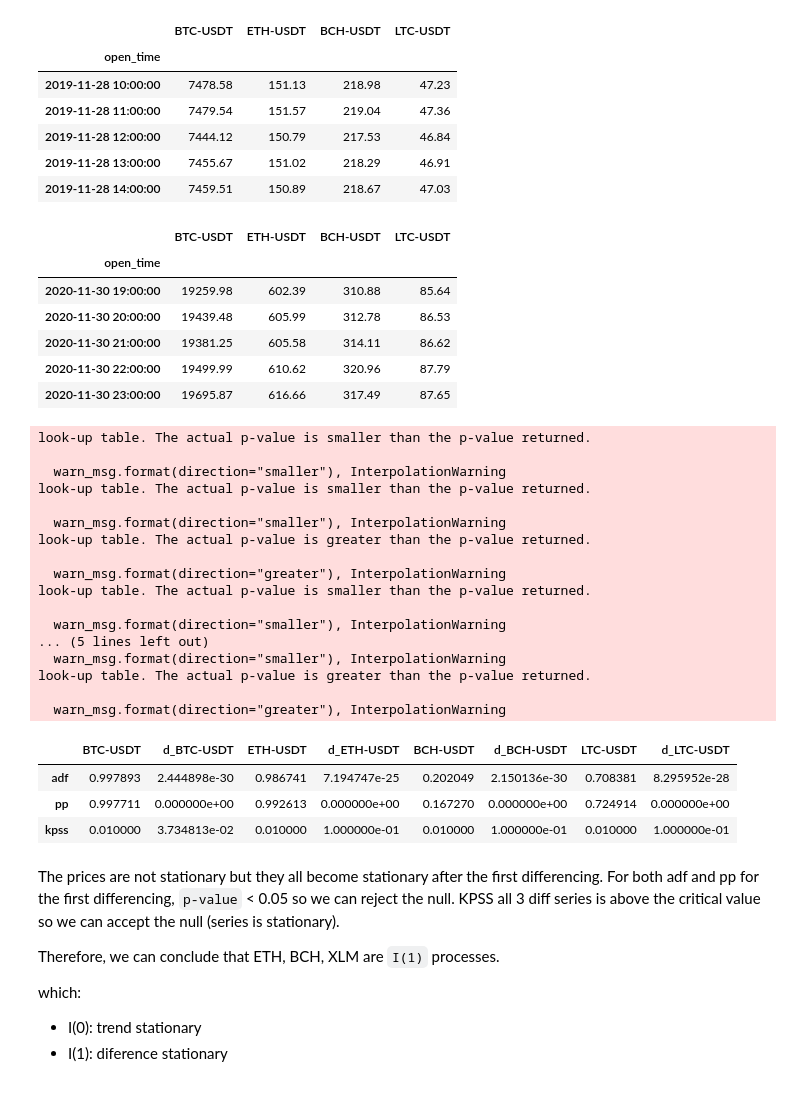
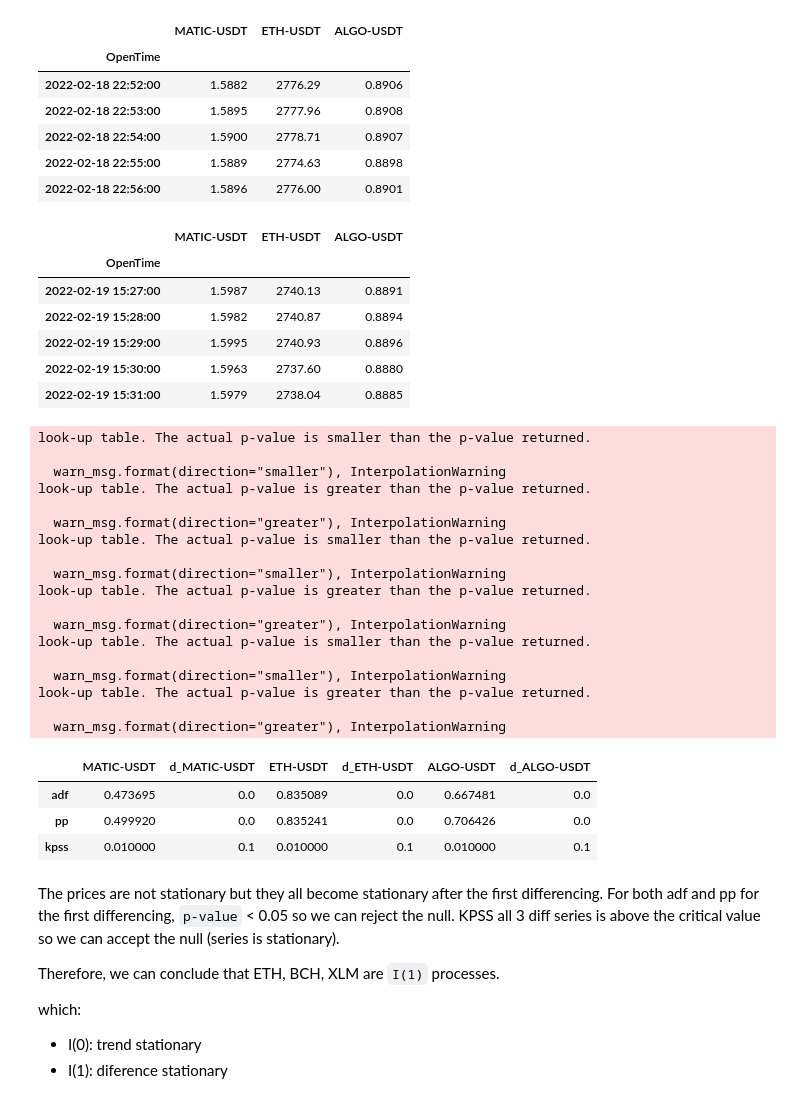
Before and after one commit to beannguyen/crypto-pair-trading, a Jupyter notebook: src/research/Engle-Granger Two-Step Method.ipynb, the cells around one changed output. Drawn from its saved outputs; the diff is of its cells as text; code cells hidden in the pictures.

```diff
--- a/src/research/Engle-Granger Two-Step Method.ipynb
+++ b/src/research/Engle-Granger Two-Step Method.ipynb
@@ -17,49 +17,49 @@ DATA_PATH = '../data/1h'
 # %%
 import traceback
 
-selected_pairs = ['BTC-USDT', 'ETH-USDT', 'BCH-USDT', 'LTC-USDT']
+selected_pairs = ['MATIC-USDT', 'ETH-USDT', 'ALGO-USDT']
 
 data = []
-start_date = '2017-01-01'
+start_date = '2020-01-01'
 test_end = '2020-12-01'
-end_date = '2021-01-01'
+end_date = '2021-03-01'
 
 for symbol in selected_pairs:
     try:
         df = pd.read_csv(f'{DATA_PATH}/{symbol}.csv',
-                        parse_dates=['open_time'],
-                        index_col=['open_time'])
+                        parse_dates=['OpenTime'],
+                        index_col=['OpenTime'])
 
-        df.rename(columns={'close': symbol}, inplace=True)
+        df.rename(columns={'Close': symbol}, inplace=True)
         df = df[~df.index.duplicated(keep='first')]
         # the data is too long, just limit to recent period
-        data.append(df[(df.index < test_end) & (df.index > start_date)][symbol])
+        data.append(df[symbol])
     except:
         traceback.print_exc()
 
 df = pd.concat(data, axis=1)
 df = df.dropna(axis=1, how='all')
 df.dropna(inplace=True, how='any')
 
 df.head()
 # %% [output]
-|  | BTC-USDT | ETH-USDT | BCH-USDT | LTC-USDT |
-| open_time |  |  |  |  |
-| 2019-11-28 10:00:00 | 7478.58 | 151.13 | 218.98 | 47.23 |
-| 2019-11-28 11:00:00 | 7479.54 | 151.57 | 219.04 | 47.36 |
-| 2019-11-28 12:00:00 | 7444.12 | 150.79 | 217.53 | 46.84 |
-| 2019-11-28 13:00:00 | 7455.67 | 151.02 | 218.29 | 46.91 |
-| 2019-11-28 14:00:00 | 7459.51 | 150.89 | 218.67 | 47.03 |
+|  | MATIC-USDT | ETH-USDT | ALGO-USDT |
+| OpenTime |  |  |  |
+| 2022-02-18 22:52:00 | 1.5882 | 2776.29 | 0.8906 |
+| 2022-02-18 22:53:00 | 1.5895 | 2777.96 | 0.8908 |
+| 2022-02-18 22:54:00 | 1.5900 | 2778.71 | 0.8907 |
+| 2022-02-18 22:55:00 | 1.5889 | 2774.63 | 0.8898 |
+| 2022-02-18 22:56:00 | 1.5896 | 2776.00 | 0.8901 |
 # %%
 df.tail()
 # %% [output]
-|  | BTC-USDT | ETH-USDT | BCH-USDT | LTC-USDT |
-| open_time |  |  |  |  |
-| 2020-11-30 19:00:00 | 19259.98 | 602.39 | 310.88 | 85.64 |
-| 2020-11-30 20:00:00 | 19439.48 | 605.99 | 312.78 | 86.53 |
-| 2020-11-30 21:00:00 | 19381.25 | 605.58 | 314.11 | 86.62 |
-| 2020-11-30 22:00:00 | 19499.99 | 610.62 | 320.96 | 87.79 |
-| 2020-11-30 23:00:00 | 19695.87 | 616.66 | 317.49 | 87.65 |
+|  | MATIC-USDT | ETH-USDT | ALGO-USDT |
+| OpenTime |  |  |  |
+| 2022-02-19 15:27:00 | 1.5987 | 2740.13 | 0.8891 |
+| 2022-02-19 15:28:00 | 1.5982 | 2740.87 | 0.8894 |
+| 2022-02-19 15:29:00 | 1.5995 | 2740.93 | 0.8896 |
+| 2022-02-19 15:30:00 | 1.5963 | 2737.60 | 0.8880 |
+| 2022-02-19 15:31:00 | 1.5979 | 2738.04 | 0.8885 |
 # %%
 def adf_test(timeseries, verbose=False):
     dftest = adfuller(timeseries, autolag='AIC')
@@ -135,9 +135,6 @@ for col in df.columns:
 test_df = pd.DataFrame.from_dict(data, orient='index', columns=columns)
 test_df.head()
 # %% [output]
-look-up table. The actual p-value is smaller than the p-value returned.
-
-  warn_msg.format(direction="smaller"), InterpolationWarning
 look-up table. The actual p-value is smaller than the p-value returned.
 
   warn_msg.format(direction="smaller"), InterpolationWarning
@@ -147,15 +144,19 @@ look-up table. The actual p-value is greater than the p-value returned.
 look-up table. The actual p-value is smaller than the p-value returned.
 
   warn_msg.format(direction="smaller"), InterpolationWarning
-... (5 lines left out)
+look-up table. The actual p-value is greater than the p-value returned.
+
+  warn_msg.format(direction="greater"), InterpolationWarning
+look-up table. The actual p-value is smaller than the p-value returned.
+
   warn_msg.format(direction="smaller"), InterpolationWarning
 look-up table. The actual p-value is greater than the p-value returned.
 
   warn_msg.format(direction="greater"), InterpolationWarning
-|  | BTC-USDT | d_BTC-USDT | ETH-USDT | d_ETH-USDT | BCH-USDT | d_BCH-USDT | LTC-USDT | d_LTC-USDT |
-| adf | 0.997893 | 2.444898e-30 | 0.986741 | 7.194747e-25 | 0.202049 | 2.150136e-30 | 0.708381 | 8.295952e-28 |
-| pp | 0.997711 | 0.000000e+00 | 0.992613 | 0.000000e+00 | 0.167270 | 0.000000e+00 | 0.724914 | 0.000000e+00 |
-| kpss | 0.010000 | 3.734813e-02 | 0.010000 | 1.000000e-01 | 0.010000 | 1.000000e-01 | 0.010000 | 1.000000e-01 |
+|  | MATIC-USDT | d_MATIC-USDT | ETH-USDT | d_ETH-USDT | ALGO-USDT | d_ALGO-USDT |
+| adf | 0.473695 | 0.0 | 0.835089 | 0.0 | 0.667481 | 0.0 |
+| pp | 0.499920 | 0.0 | 0.835241 | 0.0 | 0.706426 | 0.0 |
+| kpss | 0.010000 | 0.1 | 0.010000 | 0.1 | 0.010000 | 0.1 |
 # %% [markdown]
 The prices are not stationary but they all become stationary after the first differencing.
 For both adf and pp for the first differencing, `p-value` < 0.05 so we can reject the null.
```
Also changed, not shown: parts of 9 cells of this notebook, 8 other files.
